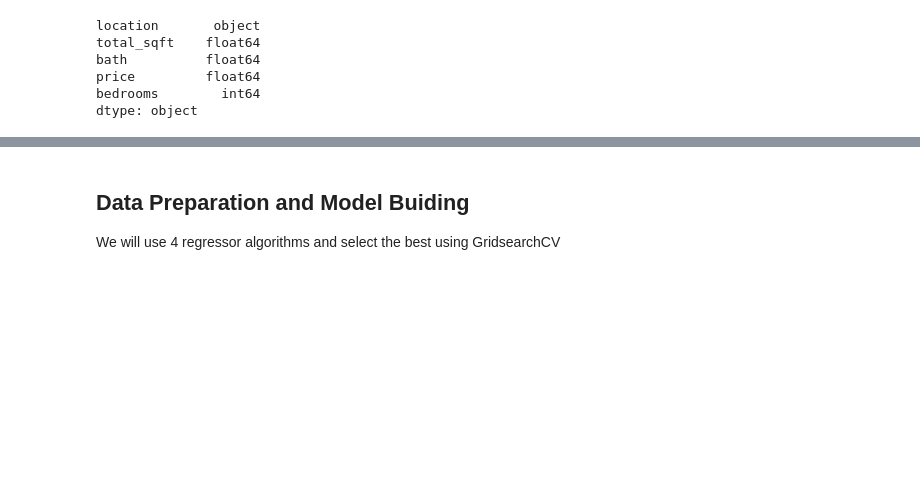
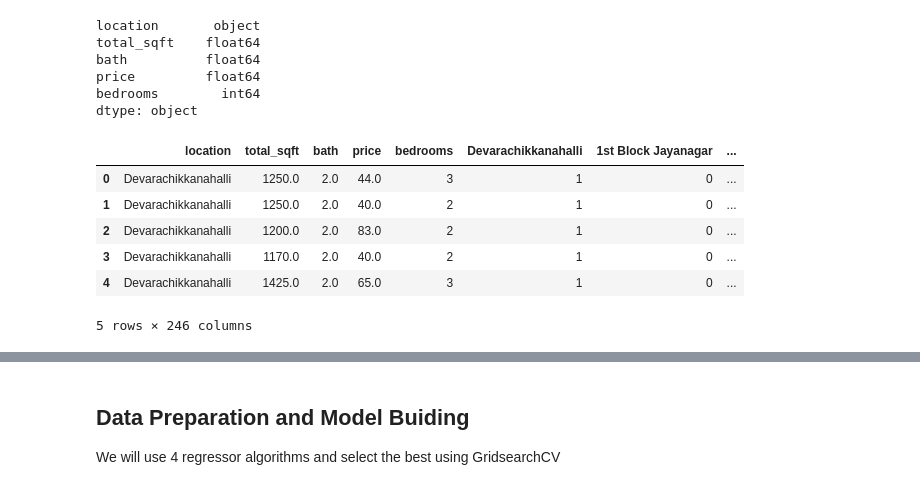
Before and after one commit to andrewnyagar/problem_statement3, a Jupyter notebook: PricePrediction.ipynb, the cells around one changed output, grey strips where cells are left out. Cells and saved outputs as stored; diff of their text form; code cells hidden in the pictures; blank space fills up the shorter version.

```diff
--- a/PricePrediction.ipynb
+++ b/PricePrediction.ipynb
@@ -379,9 +379,19 @@ bath          float64
 price         float64
 bedrooms        int64
 dtype: object
-# %%
-# let's encode the location variable
-from sklearn.preprocessing import LabelEncoder
-le = LabelEncoder()
-df8.location = le.fit_transform(df8['location'])
-# df8
+# %%
+
+# df9.head()
+dummies = pd.get_dummies(df8.location, columns='locations')
+converted_dummies = dummies.astype(int)
+# %%
+df9 = pd.concat([df8,converted_dummies],axis='columns')
+df9.head()
+# %% [output]
+|  | location | total_sqft | bath | price | bedrooms | Devarachikkanahalli | 1st Block Jayanagar | ... |
+| 0 | Devarachikkanahalli | 1250.0 | 2.0 | 44.0 | 3 | 1 | 0 | ... |
+| 1 | Devarachikkanahalli | 1250.0 | 2.0 | 40.0 | 2 | 1 | 0 | ... |
+| 2 | Devarachikkanahalli | 1200.0 | 2.0 | 83.0 | 2 | 1 | 0 | ... |
+| 3 | Devarachikkanahalli | 1170.0 | 2.0 | 40.0 | 2 | 1 | 0 | ... |
+| 4 | Devarachikkanahalli | 1425.0 | 2.0 | 65.0 | 3 | 1 | 0 | ... |
+5 rows × 246 columns
```
Also changed, not shown: parts of 10 cells of this notebook, 1 other file.
